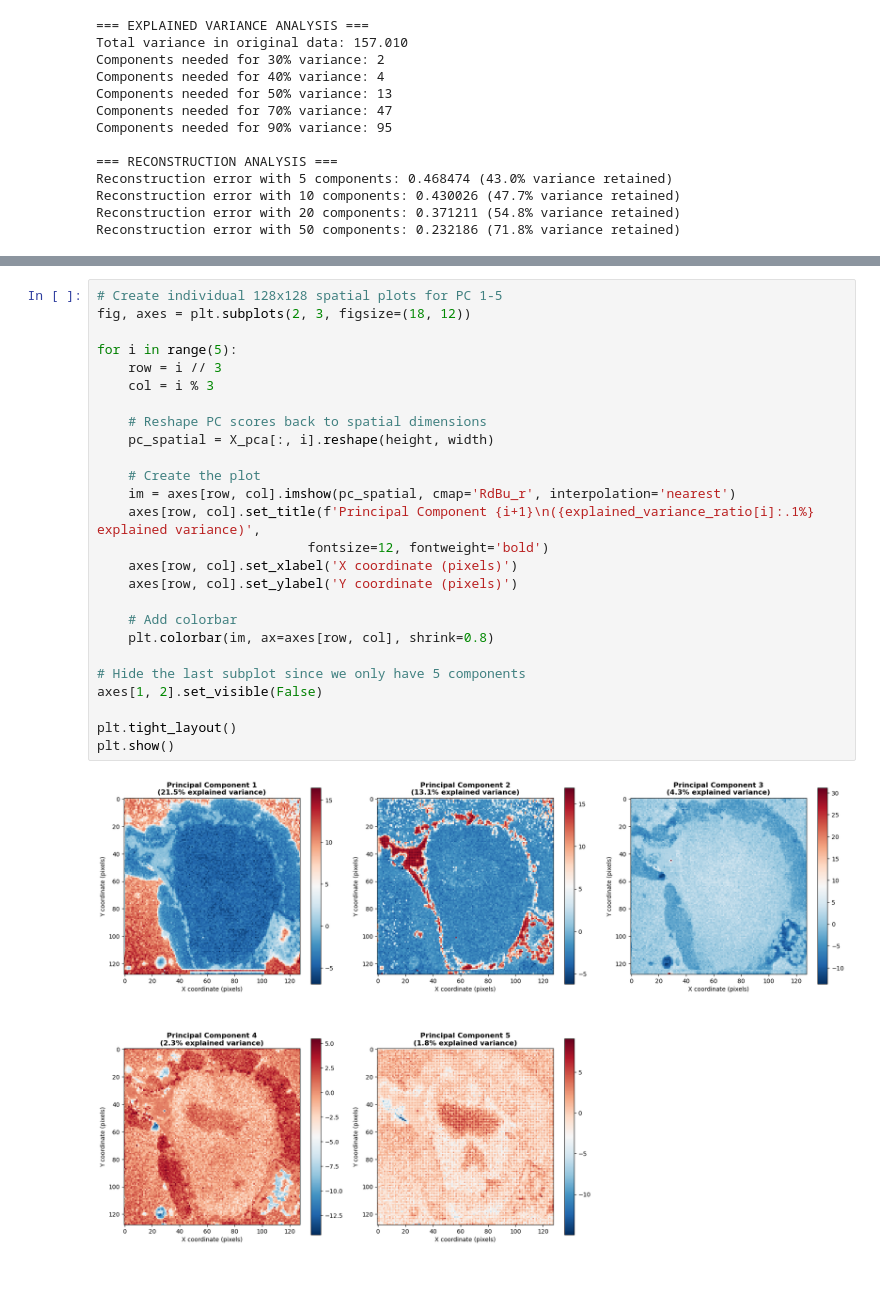
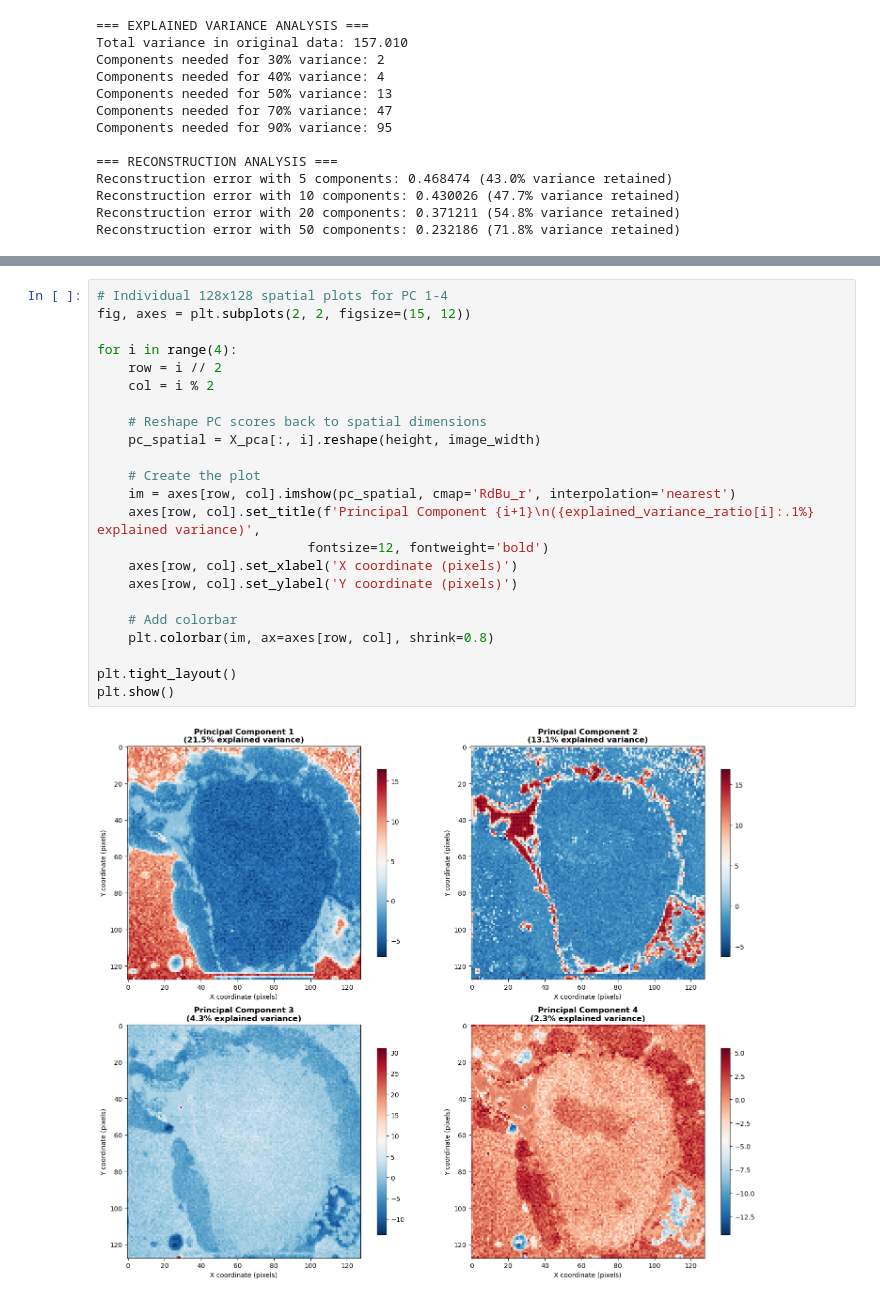
Before and after one commit to malik-xcl/data_science_project, a Jupyter notebook: Pruefungsleistung.ipynb, the cells around one changed output, grey strips where cells are left out. Cells and saved outputs as stored; diff of their text form.

```diff
--- a/Pruefungsleistung.ipynb
+++ b/Pruefungsleistung.ipynb
@@ -757,28 +686,25 @@ Da wir das Domänenwissen haben, dass es 5 verschiedene Gewebearten sind \
 # %%
-# Create individual 128x128 spatial plots for PC 1-5
-fig, axes = plt.subplots(2, 3, figsize=(18, 12))
+# Individual 128x128 spatial plots for PC 1-4
+fig, axes = plt.subplots(2, 2, figsize=(15, 12))
 
-for i in range(5):
-    row = i // 3
-    col = i % 3
+for i in range(4):
+    row = i // 2
+    col = i % 2
 
     # Reshape PC scores back to spatial dimensions
-    pc_spatial = X_pca[:, i].reshape(height, width)
+    pc_spatial = X_pca[:, i].reshape(height, image_width)
 
     # Create the plot
     im = axes[row, col].imshow(pc_spatial, cmap='RdBu_r', interpolation='nearest')
     axes[row, col].set_title(f'Principal Component {i+1}\n({explained_variance_ratio[i]:.1%} explained variance)',
                            fontsize=12, fontweight='bold')
     axes[row, col].set_xlabel('X coordinate (pixels)')
     axes[row, col].set_ylabel('Y coordinate (pixels)')
 
     # Add colorbar
     plt.colorbar(im, ax=axes[row, col], shrink=0.8)
 
-# Hide the last subplot since we only have 5 components
-axes[1, 2].set_visible(False)
-
 plt.tight_layout()
 plt.show()
 # %% [output]
-[figure, old version]
+[figure, new version]
```
Also changed, not shown: parts of 16 cells of this notebook, 1 other file.
